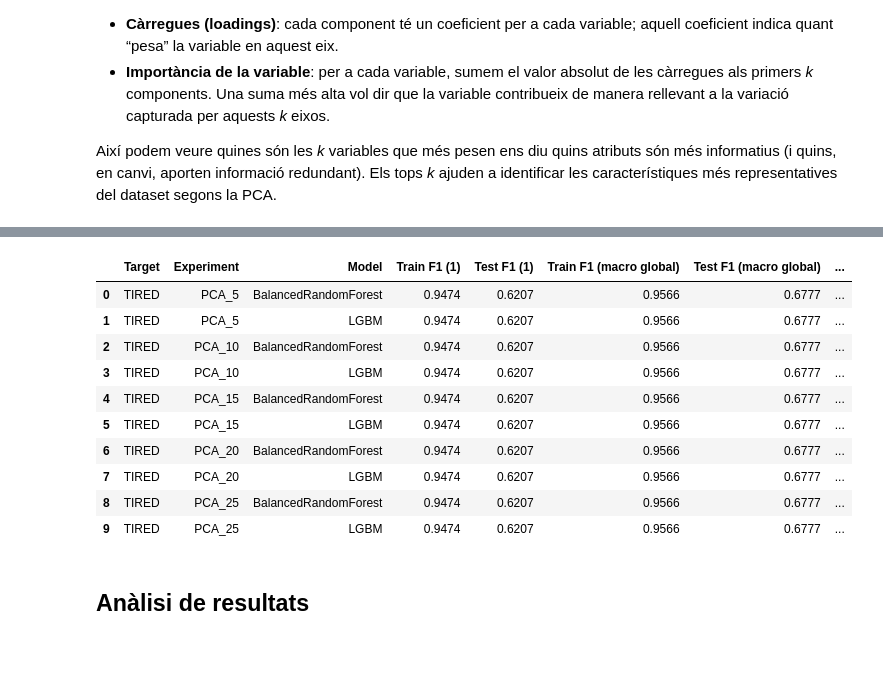
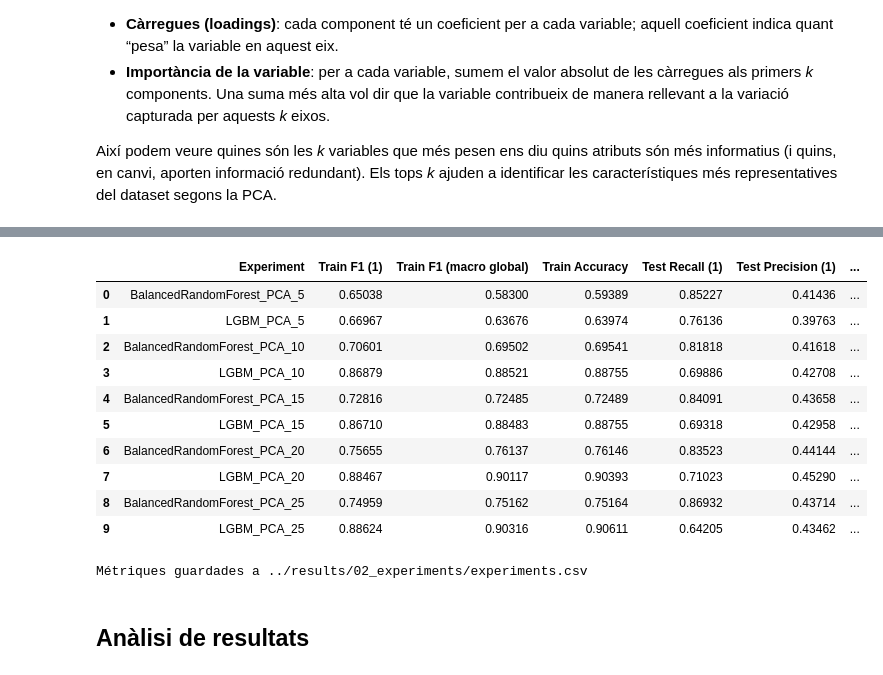
Before and after one commit to RogerDuran808/AI-Health-Assistant, a Jupyter notebook: notebooks/02_LifeSnaps_Training_Experiments.ipynb, the cells around one changed output, grey strips where cells are left out. Saved outputs shown, nothing was run; the diff lists cells and outputs as text; code cells hidden in the pictures.

Commit message:
Millor model BalancedRandom Forest

```diff
--- a/notebooks/02_LifeSnaps_Training_Experiments.ipynb
+++ b/notebooks/02_LifeSnaps_Training_Experiments.ipynb
@@ -576,16 +589,13 @@ Métriques guardades a ../results/02_experiments/experiments.csv
 Es realitza una anàlisi de components principals (PCA) per examinar com evolucionen els components més rellevants del conjunt de dades en termes de variància explicada acumulada, considerant els primers 5, 10, 15, 20 i 25 components
 # %%
 pca = PCA(random_state=42)
-pca.fit(X_train)
+pca.fit(X_train_transformed)
 
-# 3) Calcular la varianza explicada acumulada
 explained_cumsum = pca.explained_variance_ratio_.cumsum()*100
 
-# 4) Definir los puntos de interés y extraer sus valores
 ks = [5, 10, 15, 20, 25]
 cums = explained_cumsum[[k-1 for k in ks]]
 
-# 5) Dibujar la curva completa y señalar los ks elegidos
 plt.figure(figsize=(8, 4))
 plt.plot(
     range(1, len(explained_cumsum) + 1),
@@ -603,7 +613,7 @@ n_components_list = [5, 10, 15, 20, 25]
 for k in n_components_list:
     # Ajusta PCA
     pca = PCA(n_components=k, random_state=42)
-    pca.fit(X_train)
+    pca.fit(X_train_transformed)
 
     # loadings: matriz (n_features, k)
     loadings = pca.components_.T
@@ -613,7 +623,7 @@ for k in n_components_list:
 
     # crea DataFrame, ordena top-k
     df_imp = pd.DataFrame({
-        'feature':    all_features,
+        'feature':    feature_names,
         'importance': importance
     }).sort_values('importance', ascending=False).reset_index(drop=True)
     topk = df_imp.head(k)
@@ -636,21 +646,26 @@ Els tops *k* ajuden a identificar les característiques més representatives del
 # %%
 # Guarda resultats i models
 pca_results = []
-pca_models = {}
-
 
 for k in n_components_list:
     print(f"\n-- PCA - {k} components --")
 
     for model, classifier in CLASSIFIERS_FILTER.items():
-        # Pipeline amb preprocessor, SMOTE, PCA i classificador
-        pipeline = ImbPipeline([
-            ("balance",       balance_method),
-            ("pca",          PCA(n_components=k, random_state=42)),
-            ("classifier",   classifier)
-        ])
+        if model == "BalancedRandomForest":
+            pipeline = ImbPipeline([
+                ("preprocessor", preprocessor),
+                ("pca",          PCA(n_components=k, random_state=42)),
+                ("classifier",   classifier)
+            ])
+        else:
+            pipeline = ImbPipeline([
+                ("preprocessor", preprocessor),
+                ("balance",       balance_method),
+                ("pca",          PCA(n_components=k, random_state=42)),
+                ("classifier",   classifier)
+            ])
 
-        best_est, y_pred, report, best_params, best_score, best_params, best_score = train_models(
+        best_est, y_train_pred, train_report, y_test_pred, test_report, best_params, best_score = train_models(
         X_train,
         y_train,
         X_test,
@@ -659,9 +674,6 @@ for k in n_components_list:
         PARAM_GRIDS[model],
         search_type="grid"
         )
-
-        # Guarda el millor model
-        pca_models[f'{model}_PCA{k}'] = best_est
 
         df_pca_results = append_results(
             pca_results,
@@ -693,18 +705,19 @@ weighted avg     0.6443    0.6376    0.6401       458
 # %%
-pca_results_df = pd.DataFrame(pca_results)
-display(pca_results_df[display_cols].round(4))
+display(df_pca_results[display_cols])
+update_experiments_file(df_pca_results)
 # %% [output]
-|  | Target | Experiment | Model | Train F1 (1) | Test F1 (1) | Train F1 (macro global) | Test F1 (macro global) | ... |
-| 0 | TIRED | PCA_5 | BalancedRandomForest | 0.9474 | 0.6207 | 0.9566 | 0.6777 | ... |
-| 1 | TIRED | PCA_5 | LGBM | 0.9474 | 0.6207 | 0.9566 | 0.6777 | ... |
-| 2 | TIRED | PCA_10 | BalancedRandomForest | 0.9474 | 0.6207 | 0.9566 | 0.6777 | ... |
-| 3 | TIRED | PCA_10 | LGBM | 0.9474 | 0.6207 | 0.9566 | 0.6777 | ... |
-| 4 | TIRED | PCA_15 | BalancedRandomForest | 0.9474 | 0.6207 | 0.9566 | 0.6777 | ... |
-| 5 | TIRED | PCA_15 | LGBM | 0.9474 | 0.6207 | 0.9566 | 0.6777 | ... |
-| 6 | TIRED | PCA_20 | BalancedRandomForest | 0.9474 | 0.6207 | 0.9566 | 0.6777 | ... |
-| 7 | TIRED | PCA_20 | LGBM | 0.9474 | 0.6207 | 0.9566 | 0.6777 | ... |
-| 8 | TIRED | PCA_25 | BalancedRandomForest | 0.9474 | 0.6207 | 0.9566 | 0.6777 | ... |
-| 9 | TIRED | PCA_25 | LGBM | 0.9474 | 0.6207 | 0.9566 | 0.6777 | ... |
+|  | Experiment | Train F1 (1) | Train F1 (macro global) | Train Accuracy | Test Recall (1) | Test Precision (1) | ... |
+| 0 | BalancedRandomForest_PCA_5 | 0.65038 | 0.58300 | 0.59389 | 0.85227 | 0.41436 | ... |
+| 1 | LGBM_PCA_5 | 0.66967 | 0.63676 | 0.63974 | 0.76136 | 0.39763 | ... |
+| 2 | BalancedRandomForest_PCA_10 | 0.70601 | 0.69502 | 0.69541 | 0.81818 | 0.41618 | ... |
+| 3 | LGBM_PCA_10 | 0.86879 | 0.88521 | 0.88755 | 0.69886 | 0.42708 | ... |
+| 4 | BalancedRandomForest_PCA_15 | 0.72816 | 0.72485 | 0.72489 | 0.84091 | 0.43658 | ... |
+| 5 | LGBM_PCA_15 | 0.86710 | 0.88483 | 0.88755 | 0.69318 | 0.42958 | ... |
+| 6 | BalancedRandomForest_PCA_20 | 0.75655 | 0.76137 | 0.76146 | 0.83523 | 0.44144 | ... |
+| 7 | LGBM_PCA_20 | 0.88467 | 0.90117 | 0.90393 | 0.71023 | 0.45290 | ... |
+| 8 | BalancedRandomForest_PCA_25 | 0.74959 | 0.75162 | 0.75164 | 0.86932 | 0.43714 | ... |
+| 9 | LGBM_PCA_25 | 0.88624 | 0.90316 | 0.90611 | 0.64205 | 0.43462 | ... |
+Métriques guardades a ../results/02_experiments/experiments.csv
 # %% [markdown]
 ## Anàlisi de resultats
 # %%
```
Also changed, not shown: parts of 6 cells of this notebook, 6 other files.
